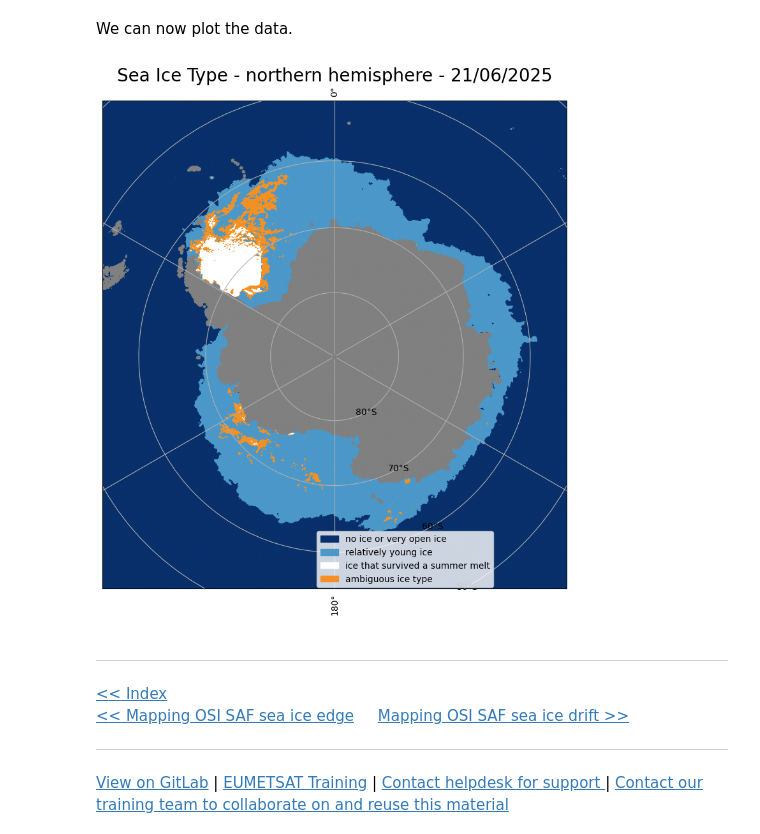
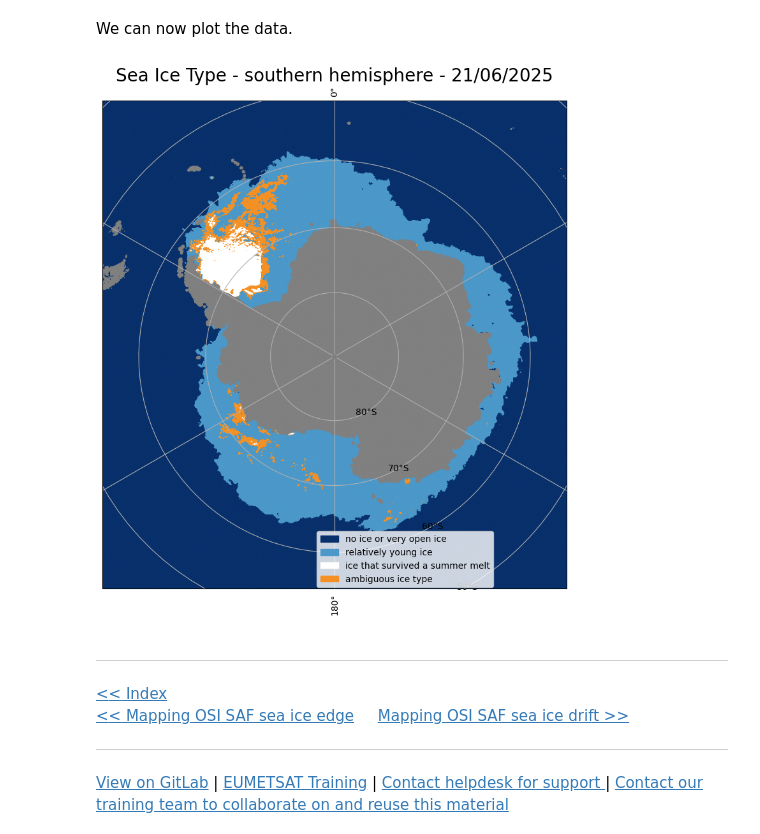
Before and after one commit to eumetsat/learn-osi-saf-sea-ice, a Jupyter notebook: 1_OSI_SAF_sea_ice_introductory/1_3c_OSI_SAF_sea_ice_mapping_Ice_Type.ipynb, the cells around one changed output. Cells and saved outputs as stored; diff of their text form; code cells hidden in the pictures.

```diff
--- a/1_OSI_SAF_sea_ice_introductory/1_3c_OSI_SAF_sea_ice_mapping_Ice_Type.ipynb
+++ b/1_OSI_SAF_sea_ice_introductory/1_3c_OSI_SAF_sea_ice_mapping_Ice_Type.ipynb
@@ -246,22 +246,22 @@ We can now plot the data.
 # %%
 fig = plt.figure(figsize=(10,9))
 
 # request output projection
 hemi = 'sh'
 output_projection=ccrs.Stereographic(central_latitude=-90.0, central_longitude=0, true_scale_latitude=-70.0)
 
 # Map sea ice edge
 im = mapping_ice_type(directory,
                       output_projection,
                       hemi,
                       cmap,
-                      title="Sea Ice Type - northern hemisphere - "+ filedate)
+                      title="Sea Ice Type - southern hemisphere - "+ filedate)
 
 
 # Add legend
 add_legend(im)
 # %% [output]
-[figure, old version]
+[figure, new version]
 # %% [markdown]
 <hr>
 <a href="../Index.ipynb" target="_blank"><< Index</a>
```
